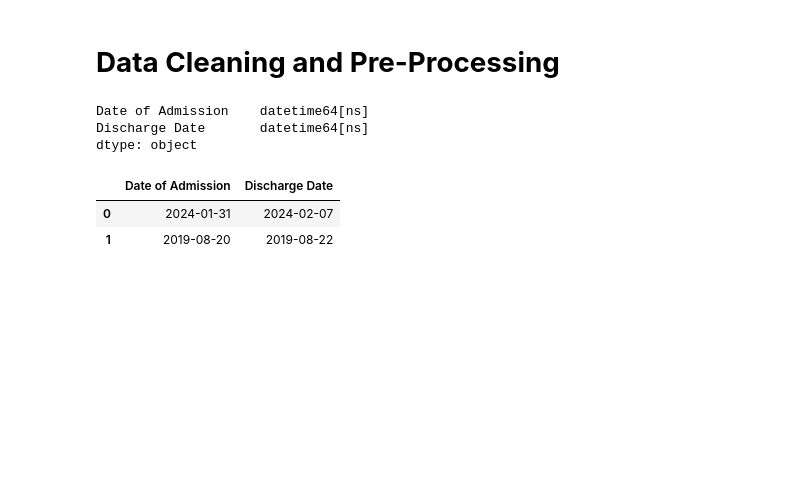
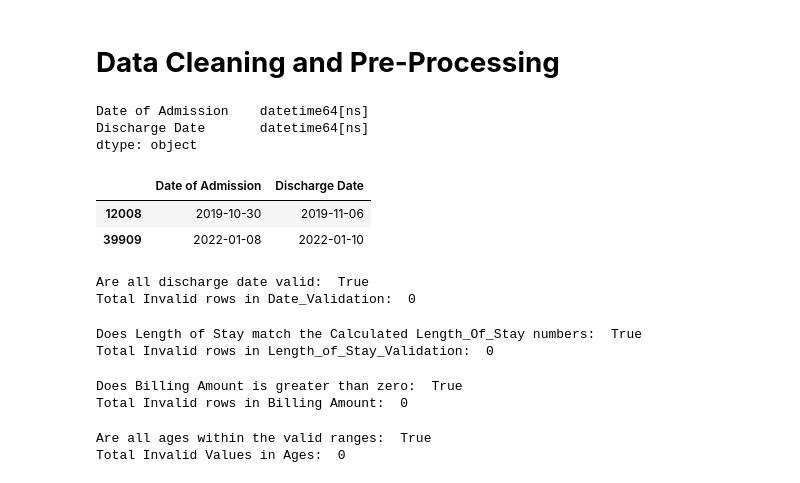
Before and after one commit to Srikhanth14/Data_Analysis_Projects, a Jupyter notebook: HealthCare_Resource_Optimization.ipynb, the cells around one changed output. Cells and saved outputs as stored; diff of their text form; code cells hidden in the pictures; blank space fills up the shorter version.

```diff
--- a/HealthCare_Resource_Optimization.ipynb
+++ b/HealthCare_Resource_Optimization.ipynb
@@ -236,8 +235,41 @@ Date of Admission    datetime64[ns]
 Discharge Date       datetime64[ns]
 dtype: object
 # %%
-data[["Date of Admission","Discharge Date"]].head(2)
+data[["Date of Admission","Discharge Date"]].sample(2)
 # %% [output]
 |  | Date of Admission | Discharge Date |
-| 0 | 2024-01-31 | 2024-02-07 |
-| 1 | 2019-08-20 | 2019-08-22 |
+| 12008 | 2019-10-30 | 2019-11-06 |
+| 39909 | 2022-01-08 | 2022-01-10 |
+# %%
+#Admission and Discharge Date Validation
+Date_Validation = data['Discharge Date'] > data['Date of Admission']
+print("Are all discharge date valid: ", Date_Validation.any())
+print("Total Invalid rows in Date_Validation: ",(~Date_Validation).sum())
+# %% [output]
+Are all discharge date valid:  True
+Total Invalid rows in Date_Validation:  0
+# %%
+#Length of Stay Validation
+Calculated_Length_Of_Stay = (data['Discharge Date'] - data['Date of Admission']).dt.days
+Length_Of_Stay_Validation = data['Length of Stay']== Calculated_Length_Of_Stay
+print("Does Length of Stay match the Calculated Length_Of_Stay numbers: ", Length_Of_Stay_Validation.all())
+print("Total Invalid rows in Length_of_Stay_Validation: ",(~Length_Of_Stay_Validation).sum())
+# %% [output]
+Does Length of Stay match the Calculated Length_Of_Stay numbers:  True
+Total Invalid rows in Length_of_Stay_Validation:  0
+# %%
+#Billing Amount Validation
+Billing_Validation = data['Billing Amount']>0
+print("Does Billing Amount is greater than zero: ", Billing_Validation.all())
+print("Total Invalid rows in Billing Amount: ",(~Billing_Validation).sum())
+# %% [output]
+Does Billing Amount is greater than zero:  True
+Total Invalid rows in Billing Amount:  0
+# %%
+#Age Validation
+Age_Validation = data['Age'].between(0,100)
+print("Are all ages within the valid ranges: ", Age_Validation.all())
+print("Total Invalid Values in Ages: ",(~Age_Validation).sum())
+# %% [output]
+Are all ages within the valid ranges:  True
+Total Invalid Values in Ages:  0
```
Also changed, not shown: parts of 3 cells of this notebook.
